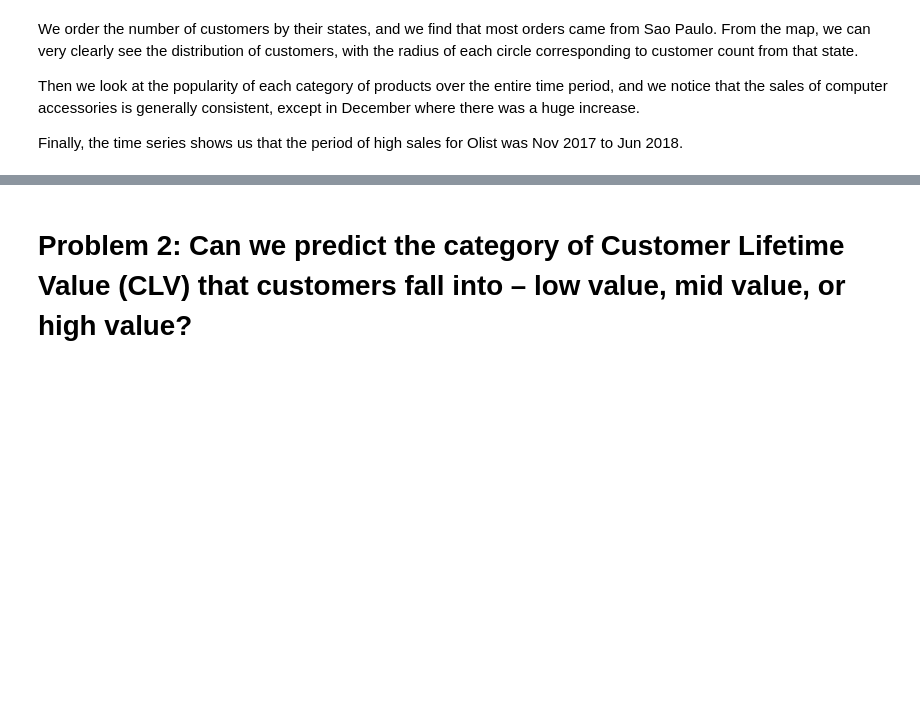
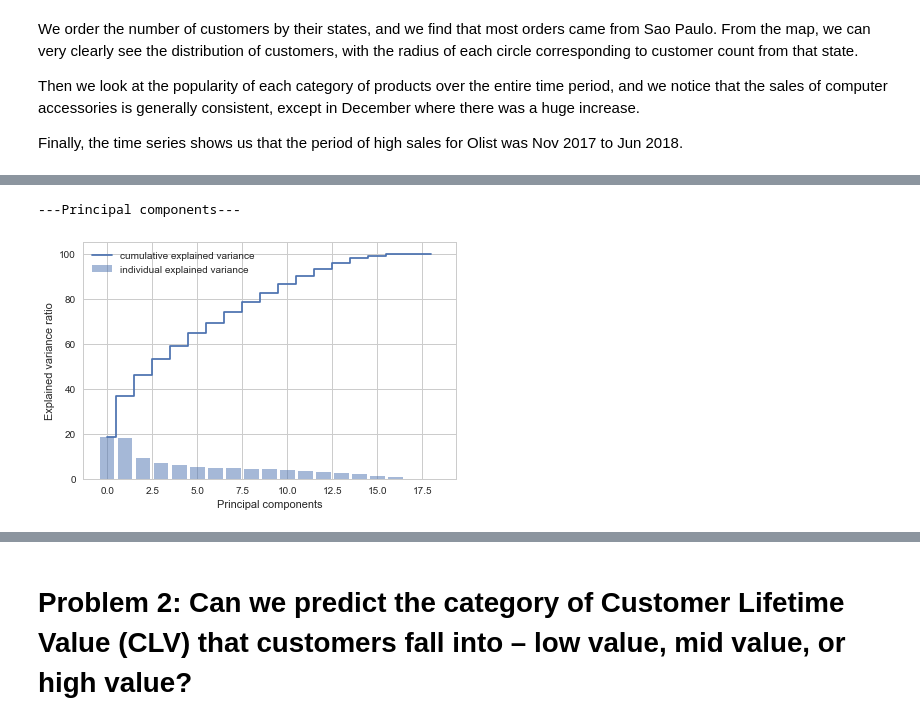
Before and after one commit to peilunnn/CZ1115-DS-Project, a Jupyter notebook: Olist_Master_Notebook.ipynb, the cells around one changed output, grey strips where cells are left out. Cells and saved outputs as stored; diff of their text form; code cells hidden in the pictures; blank space fills up the shorter version.

```diff
--- a/Olist_Master_Notebook.ipynb
+++ b/Olist_Master_Notebook.ipynb
@@ -61,0 +96,5 @@ Finally, the time series shows us that the period of high sales for Olist was No
+# %%
+Principal_comp()
+# %% [output]
+---Principal components---
+[figure, added]
```
Also changed, not shown: parts of 23 cells of this notebook.
